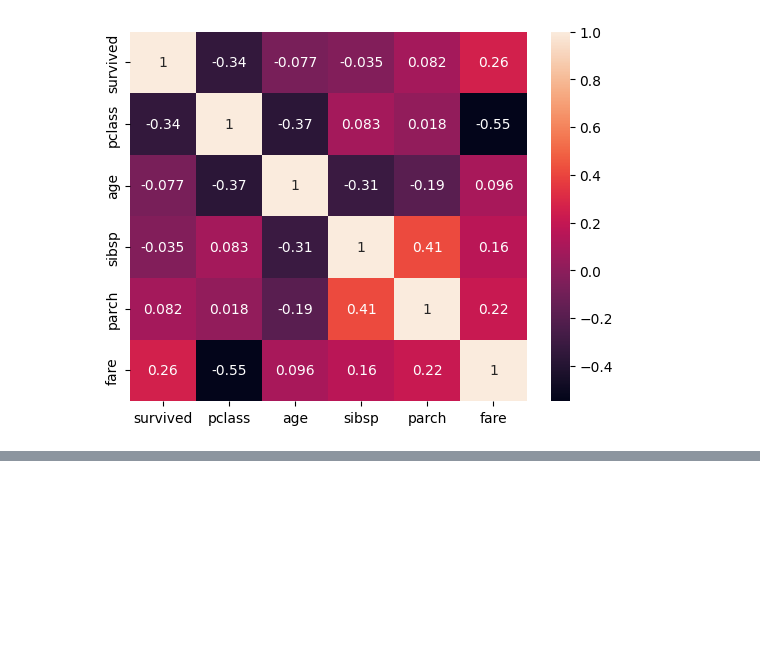
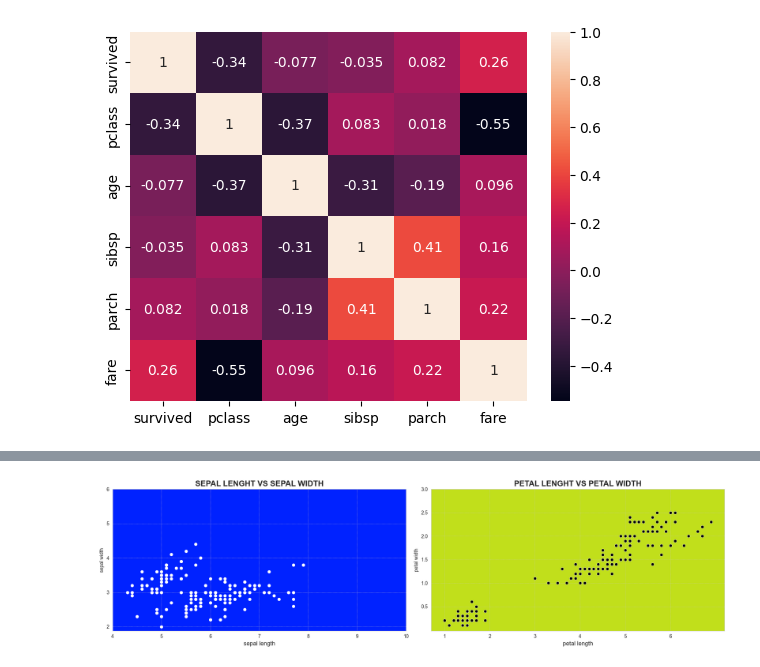
Before and after one commit to LeanGG-10/python, a Jupyter notebook: Medio/sprint2.ipynb, the cells around one changed output, grey strips where cells are left out. Saved outputs shown, nothing was run; the diff lists cells and outputs as text; code cells hidden in the pictures; blank space fills up the shorter version.

```diff
--- a/Medio/sprint2.ipynb
+++ b/Medio/sprint2.ipynb
@@ -29,0 +149,31 @@ plt.show()
+# %%
+sb.set_style('whitegrid')
+sb.set_palette('pastel')
+
+fig, (ax1, ax2) = plt.subplots(1, 2, figsize=(18, 5))
+
+#Primer subplot
+sb.scatterplot(x='sepal_length', y='sepal_width', color='white', data=df, ax=ax1)
+ax1.set_title('SEPAL LENGHT VS SEPAL WIDTH', fontsize=16, fontweight='bold')
+ax1.set_xlabel('sepal length', fontsize=12)
+ax1.set_ylabel('sepal width', fontsize=10)
+ax1.set_xticks([4, 5, 6, 7, 8, 9 ,10])
+ax1.set_yticks([2, 3, 4, 5, 6])
+ax1.grid(True, linestyle=':', linewidth=0.7)
+ax1.set_facecolor('#0022ff')
+
+#Segundo subplot
+sb.scatterplot(x='petal_length', y='petal_width', color='black', data=df, ax=ax2)
+ax2.set_title('PETAL LENGHT VS PETAL WIDTH', fontsize=16, fontweight='bold')
+ax2.set_xlabel('petal length', fontsize=12)
+ax2.set_ylabel('petal width', fontsize=10)
+ax2.set_xticks([1, 2, 3, 4, 5, 6])
+ax2.set_yticks([0.5, 1, 1.5, 2, 2.5, 3])
+ax2.grid(True, linestyle=':', linewidth=0.7)
+ax2.set_facecolor("#c1df1b")
+
+#Los auxiliares ax tienen los mismos métodos de personalización que matplotlib, por lo que se puede personalizar cada subplot de la misma manera que personalizamos un gráfico normal.
+plt.tight_layout()
+plt.show()
+# %% [output]
+[figure, added]
```
Also changed, not shown: parts of 7 cells of this notebook.
